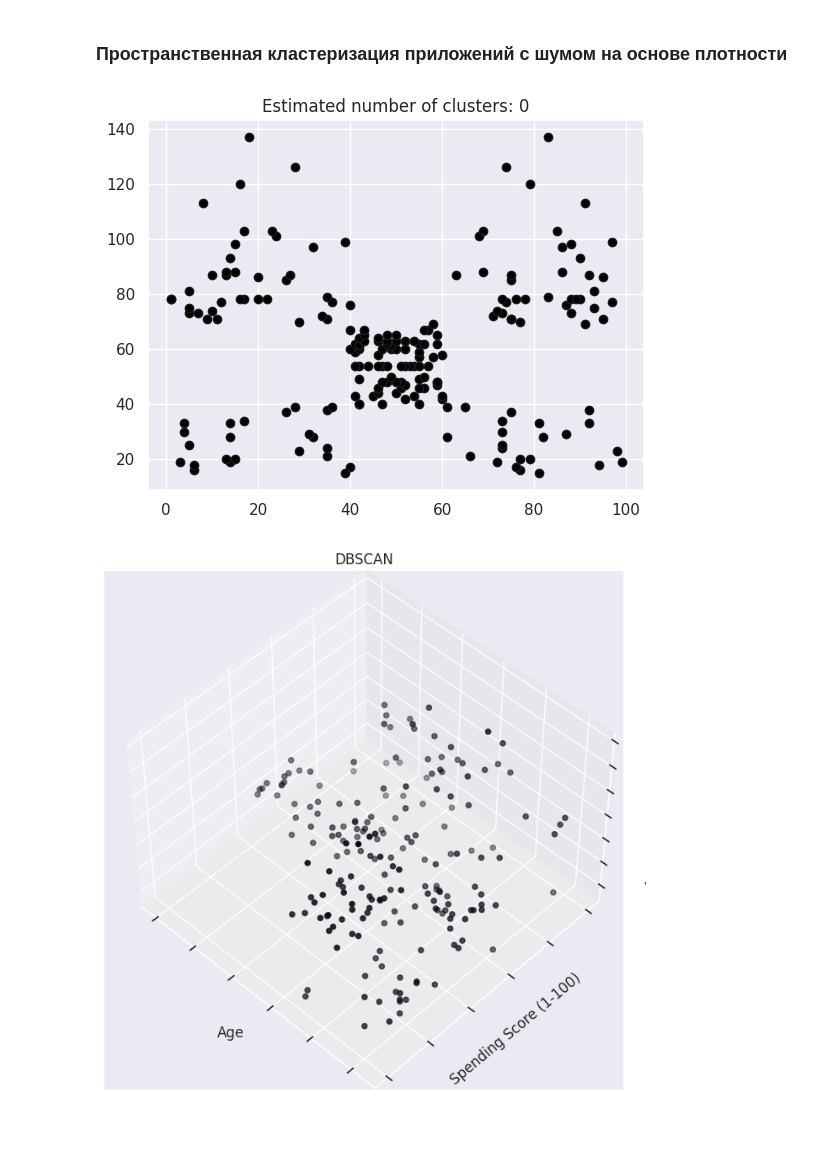
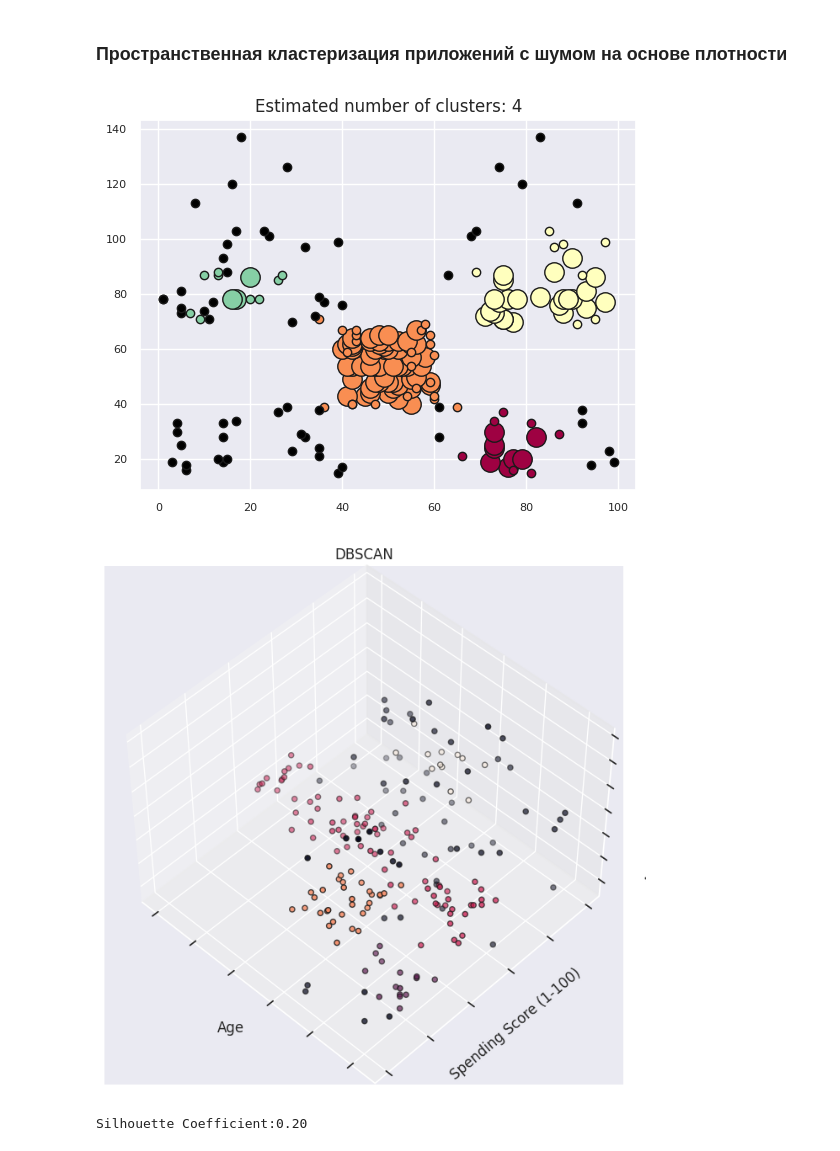
Before and after one commit to Gigdoz/AI-Technologies_ControlPoint, a Jupyter notebook: practice/ML_Кластеризация_Практика_5.ipynb, the cells around one changed output. Drawn from its saved outputs; the diff is of its cells as text; code cells hidden in the pictures.

```diff
--- a/practice/ML_Кластеризация_Практика_5.ipynb
+++ b/practice/ML_Кластеризация_Практика_5.ipynb
@@ -213,10 +350,7 @@ from sklearn.datasets import make_blobs
 from sklearn.preprocessing import StandardScaler
 from sklearn import datasets
 # %%
-from sklearn.datasets import make_blobs
-from sklearn.preprocessing import StandardScaler
-
-db = DBSCAN(eps=0.3, min_samples=20).fit(X)
+db = DBSCAN(eps=12.0, min_samples=8).fit(X)
 labels = db.labels_
 
 # Number of clusters in labels, ignoring noise if present.
@@ -228,34 +362,34 @@ core_samples_mask = np.zeros_like(labels, dtype=bool)
 core_samples_mask[db.core_sample_indices_] = True
 
 colors = [plt.cm.Spectral(each) for each in np.linspace(0, 1, len(unique_labels))]
 for k, col in zip(unique_labels, colors):
     if k == -1:
         # Black used for noise.
         col = [0, 0, 0, 1]
 
     class_member_mask = labels == k
 
     xy = X[class_member_mask & core_samples_mask]
     plt.plot(
         xy['Spending Score (1-100)'], xy['Annual Income (k$)'], "o",
         markerfacecolor=tuple(col),
         markeredgecolor="k",
         markersize=14,
     )
 
     xy = X[class_member_mask & ~core_samples_mask]
     plt.plot(
         xy['Spending Score (1-100)'], xy['Annual Income (k$)'],
         "o",
         markerfacecolor=tuple(col),
         markeredgecolor="k",
         markersize=6,
     )
 
 plt.title(f"Estimated number of clusters: {n_clusters_}")
 plt.show()
 # %% [output]
-[figure, old version]
+[figure, new version]
 # %%
 fig = plt.figure(figsize=(10, 8))
 ax = fig.add_subplot(1, 1, 1, projection="3d", elev=48, azim=134)
@@ -272,9 +406,11 @@ ax.set_title("DBSCAN")
 
 plt.show()
 # %% [output]
-[figure, old version]
+[figure, new version]
 # %%
-# sc = metrics.silhouette_score(X, labels)
-# print("Silhouette Coefficient:%0.2f" % sc)
+sc = metrics.silhouette_score(X, labels)
+print("Silhouette Coefficient:%0.2f" % sc)
 # ari = adjusted_rand_score(y, labels)
 # print("Adjusted Rand Index: %0.2f" % ari)
+# %% [output]
+Silhouette Coefficient:0.20
```
Also changed, not shown: parts of 9 cells of this notebook.
